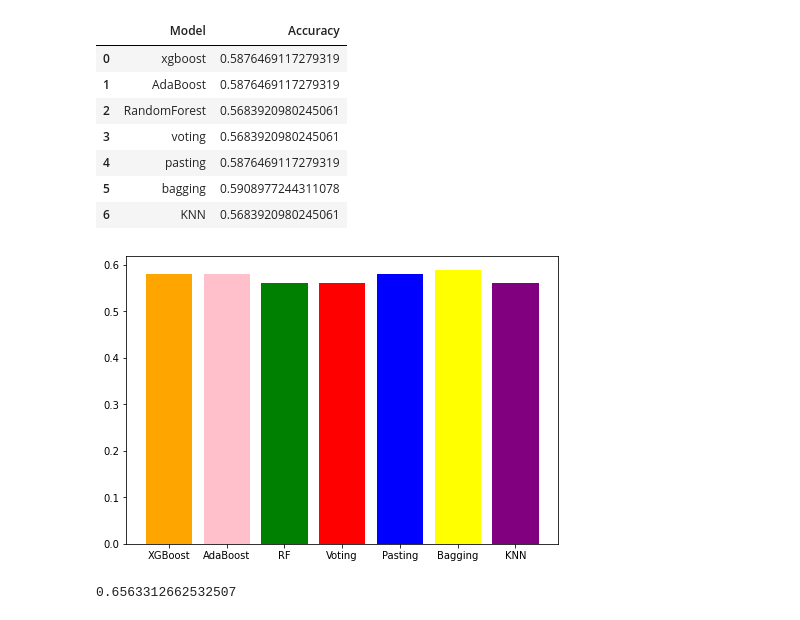
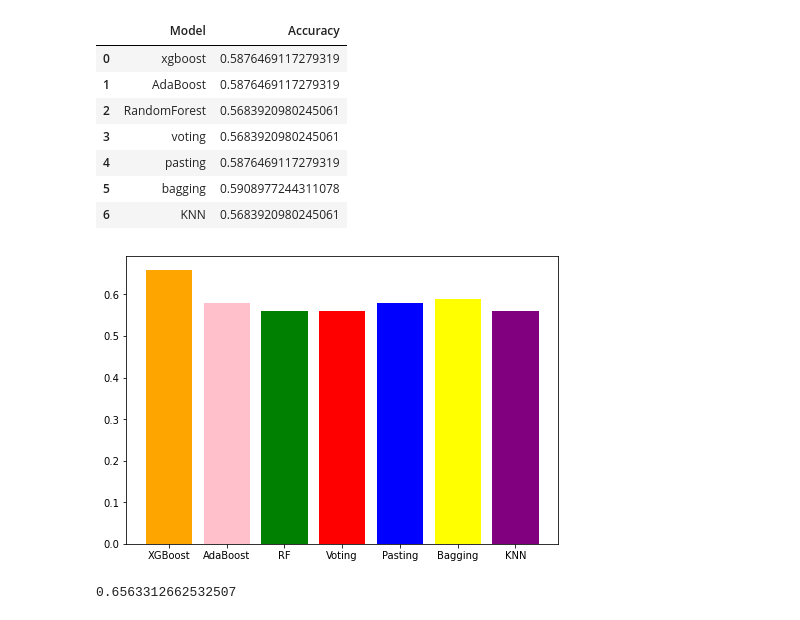
Before and after one commit to diklabirman/Data_Viz_Final_Project, a Jupyter notebook: DOGS VS. CATS.ipynb, the cells around one changed output. Drawn from its saved outputs; the diff is of its cells as text; code cells hidden in the pictures.

```diff
--- a/DOGS VS. CATS.ipynb
+++ b/DOGS VS. CATS.ipynb
@@ -748,21 +748,21 @@ total_models_color
 # %%
 import matplotlib.pyplot as plt
 fig = plt.figure()
 
 ax = fig.add_axes([0,0,1,1])
 langs = ['XGBoost', 'AdaBoost', 'RF', 'Voting', 'Pasting', 'Bagging', 'KNN']
-accuracy = [0.58,0.58,0.56,0.56,0.58,0.59,0.56]
+accuracy = [0.66,0.58,0.56,0.56,0.58,0.59,0.56]
 ax.bar(langs,accuracy)
-height = [0.58,0.58,0.56,0.56,0.58,0.59,0.56]
+height = [0.66,0.58,0.56,0.56,0.58,0.59,0.56]
 bars = ('XGBoost', 'AdaBoost', 'RF', 'Voting', 'Pasting', 'Bagging', 'KNN')
 x_pos = np.arange(len(bars))
 
 # Create bars with different colors
 plt.bar(x_pos, height, color=['orange', 'pink', 'green', 'red', 'blue', 'yellow', 'purple'])
 
 plt.show()
 # %% [output]
-[figure, old version]
+[figure, new version]
 # %%
 #X_test_2,y_test_2
 # %%
```
